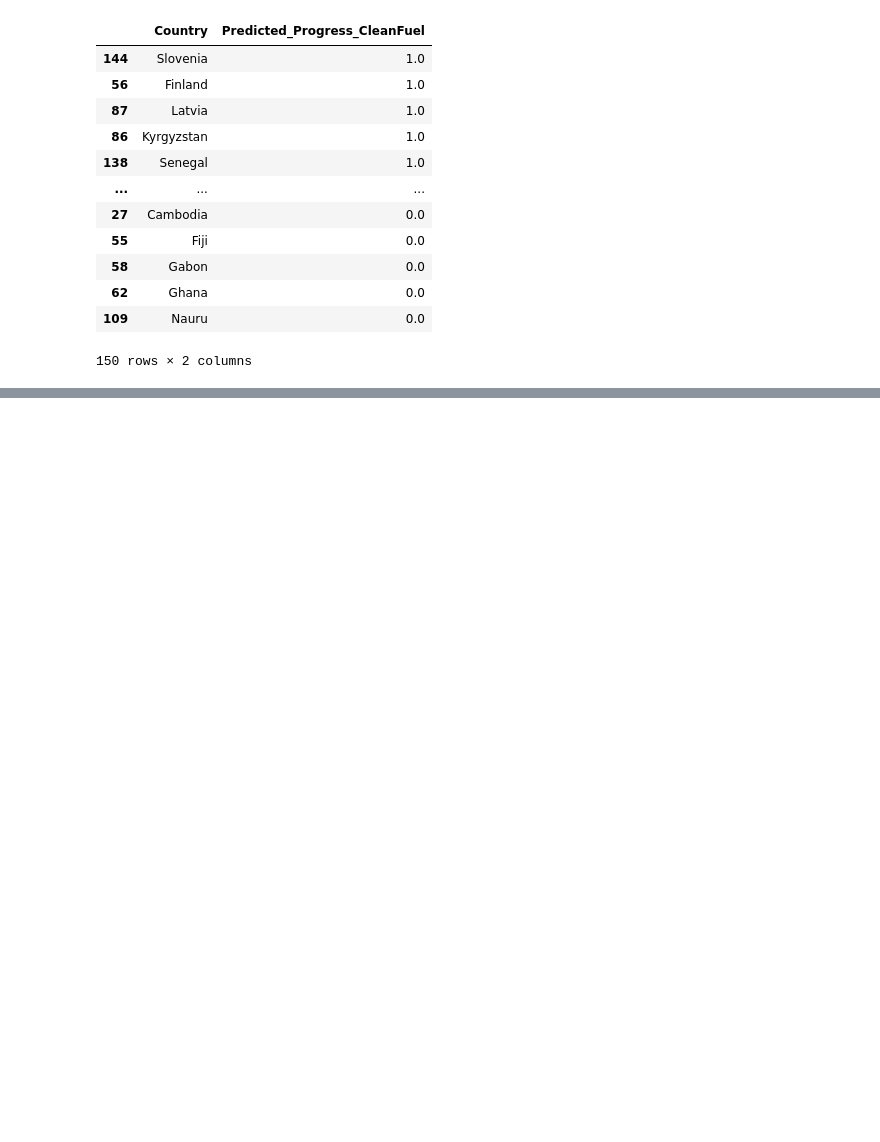
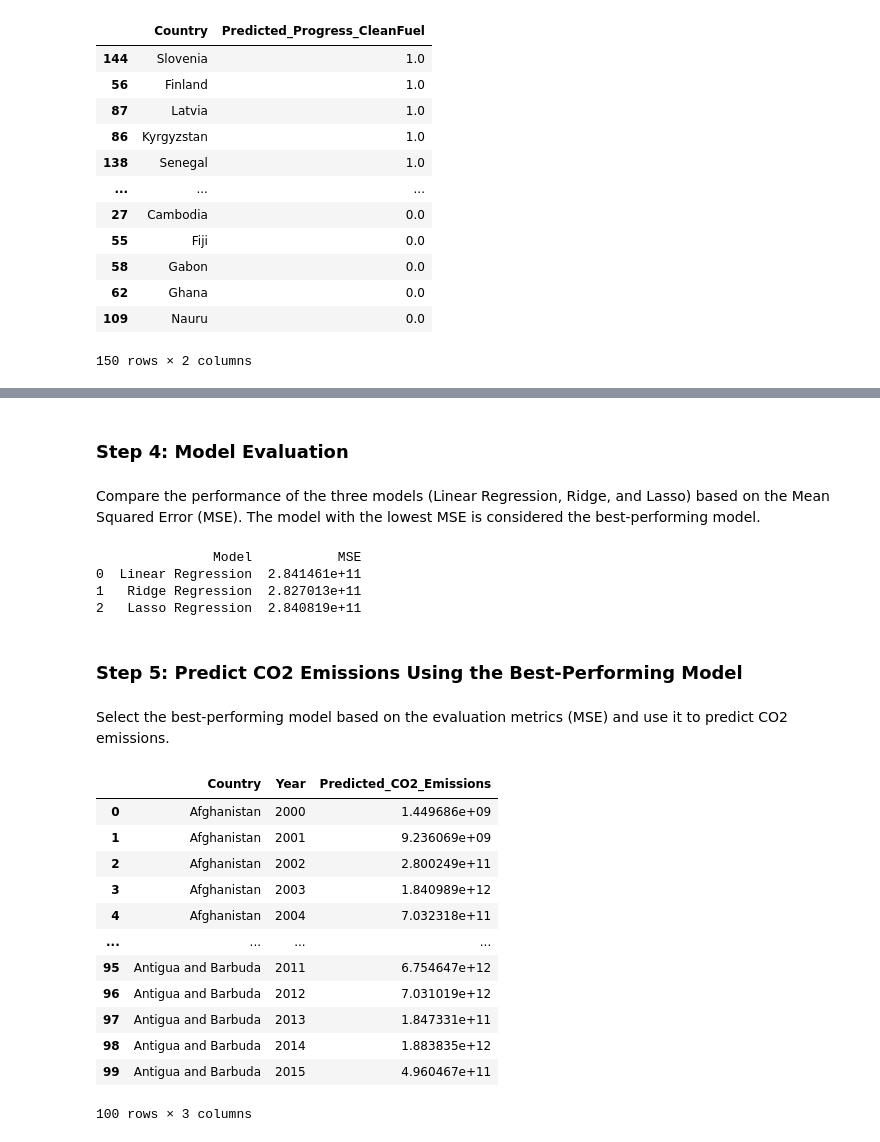
Before and after one commit to aojah1/sdg7, a Jupyter notebook: sustainability.ipynb, the cells around one changed output, grey strips where cells are left out. Drawn from its saved outputs; the diff is of its cells as text; code cells hidden in the pictures; blank space fills up the shorter version.

```diff
--- a/sustainability.ipynb
+++ b/sustainability.ipynb
@@ -1473,0 +1361,52 @@ NameError: name 'model_fit' is not defined
+# %% [markdown]
+### Step 4: Model Evaluation
+# %% [markdown]
+Compare the performance of the three models (Linear Regression, Ridge, and Lasso) based on the Mean Squared Error (MSE). The model with the lowest MSE is considered the best-performing model.
+# %%
+# Create a dictionary to store the results
+results = {
+    'Model': ['Linear Regression', 'Ridge Regression', 'Lasso Regression'],
+    'MSE': [mse_lr, mse_ridge, mse_lasso]
+}
+
+# Convert to a DataFrame
+results_df = pd.DataFrame(results)
+
+# Display the results
+print(results_df)
+# %% [output]
+               Model           MSE
+0  Linear Regression  2.841461e+11
+1   Ridge Regression  2.827013e+11
+2   Lasso Regression  2.840819e+11
+# %% [markdown]
+### Step 5: Predict CO2 Emissions Using the Best-Performing Model
+# %% [markdown]
+Select the best-performing model based on the evaluation metrics (MSE) and use it to predict CO2 emissions.
+# %%
+# Use the Ridge regression model to predict CO2 emissions
+predicted_co2 = ridge.predict(df_filtered[features])
+
+# Create a DataFrame with country, year, and predicted CO2 emissions
+df_predictions = pd.DataFrame({
+    'Country': df_filtered['Country'],
+    'Year': df_filtered['Year'],
+    'Predicted_CO2_Emissions': predicted_co2
+})
+
+# Display the first few rows of the predictions
+df_predictions.head(100)
+# %% [output]
+|  | Country | Year | Predicted_CO2_Emissions |
+| 0 | Afghanistan | 2000 | 1.449686e+09 |
+| 1 | Afghanistan | 2001 | 9.236069e+09 |
+| 2 | Afghanistan | 2002 | 2.800249e+11 |
+| 3 | Afghanistan | 2003 | 1.840989e+12 |
+| 4 | Afghanistan | 2004 | 7.032318e+11 |
+| ... | ... | ... | ... |
+| 95 | Antigua and Barbuda | 2011 | 6.754647e+12 |
+| 96 | Antigua and Barbuda | 2012 | 7.031019e+12 |
+| 97 | Antigua and Barbuda | 2013 | 1.847331e+11 |
+| 98 | Antigua and Barbuda | 2014 | 1.883835e+12 |
+| 99 | Antigua and Barbuda | 2015 | 4.960467e+11 |
+100 rows × 3 columns
```
Also changed, not shown: parts of 49 cells of this notebook, 4 other files.
